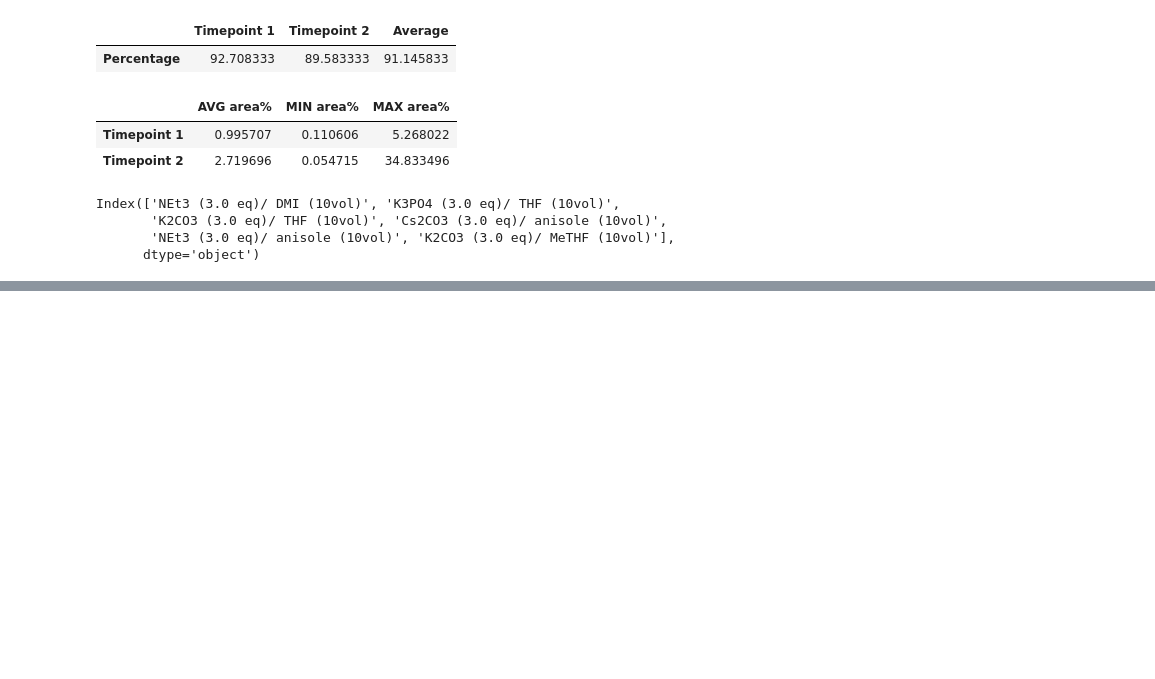
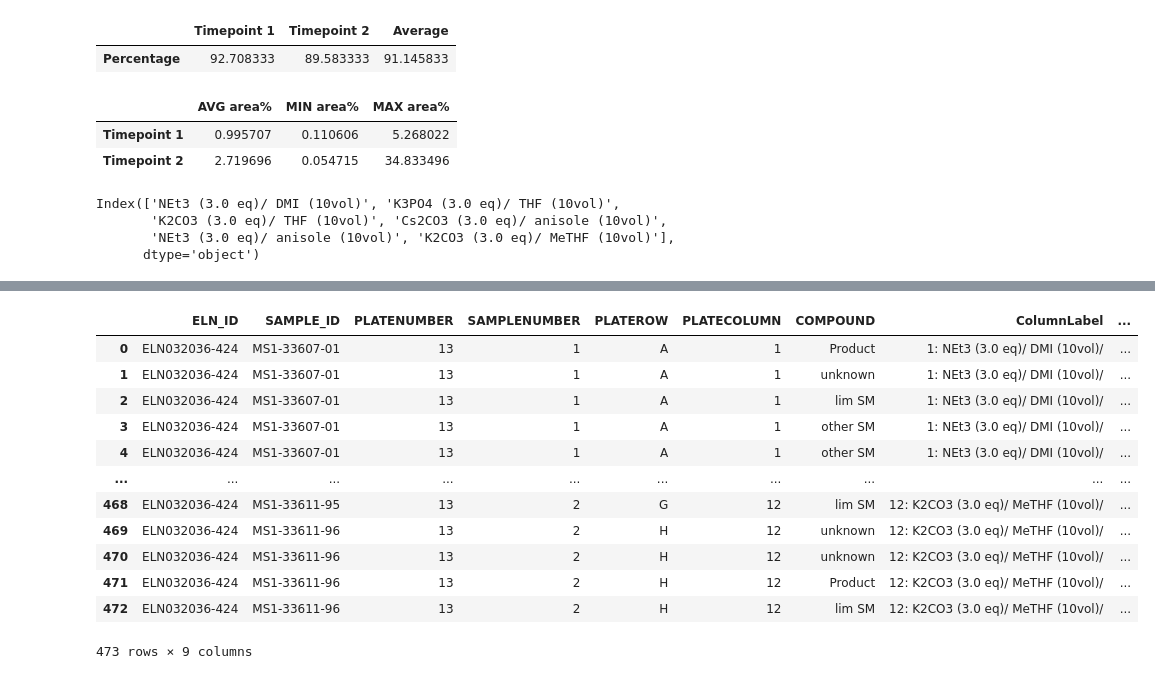
Before and after one commit to LorenzoTarricone/Compressed-Sensing-to-Pooling-and-Deconvolution-of-Pd-Catalyzed-Cross-Coupling-Reactions-Experiments, a Jupyter notebook: Python Notebooks/SpotfireProcessing.ipynb, the cells around one changed output, grey strips where cells are left out. Drawn from its saved outputs; the diff is of its cells as text; code cells hidden in the pictures; blank space fills up the shorter version.

```diff
--- a/Python Notebooks/SpotfireProcessing.ipynb
+++ b/Python Notebooks/SpotfireProcessing.ipynb
@@ -1498,0 +1497,16 @@ df_complete_data
+# %%
+data_raw
+# %% [output]
+|  | ELN_ID | SAMPLE_ID | PLATENUMBER | SAMPLENUMBER | PLATEROW | PLATECOLUMN | COMPOUND | ColumnLabel | ... |
+| 0 | ELN032036-424 | MS1-33607-01 | 13 | 1 | A | 1 | Product | 1: NEt3 (3.0 eq)/ DMI (10vol)/ | ... |
+| 1 | ELN032036-424 | MS1-33607-01 | 13 | 1 | A | 1 | unknown | 1: NEt3 (3.0 eq)/ DMI (10vol)/ | ... |
+| 2 | ELN032036-424 | MS1-33607-01 | 13 | 1 | A | 1 | lim SM | 1: NEt3 (3.0 eq)/ DMI (10vol)/ | ... |
+| 3 | ELN032036-424 | MS1-33607-01 | 13 | 1 | A | 1 | other SM | 1: NEt3 (3.0 eq)/ DMI (10vol)/ | ... |
+| 4 | ELN032036-424 | MS1-33607-01 | 13 | 1 | A | 1 | other SM | 1: NEt3 (3.0 eq)/ DMI (10vol)/ | ... |
+| ... | ... | ... | ... | ... | ... | ... | ... | ... | ... |
+| 468 | ELN032036-424 | MS1-33611-95 | 13 | 2 | G | 12 | lim SM | 12: K2CO3 (3.0 eq)/ MeTHF (10vol)/ | ... |
+| 469 | ELN032036-424 | MS1-33611-96 | 13 | 2 | H | 12 | unknown | 12: K2CO3 (3.0 eq)/ MeTHF (10vol)/ | ... |
+| 470 | ELN032036-424 | MS1-33611-96 | 13 | 2 | H | 12 | unknown | 12: K2CO3 (3.0 eq)/ MeTHF (10vol)/ | ... |
+| 471 | ELN032036-424 | MS1-33611-96 | 13 | 2 | H | 12 | Product | 12: K2CO3 (3.0 eq)/ MeTHF (10vol)/ | ... |
+| 472 | ELN032036-424 | MS1-33611-96 | 13 | 2 | H | 12 | lim SM | 12: K2CO3 (3.0 eq)/ MeTHF (10vol)/ | ... |
+473 rows × 9 columns
```
Also changed, not shown: parts of 16 cells of this notebook.
